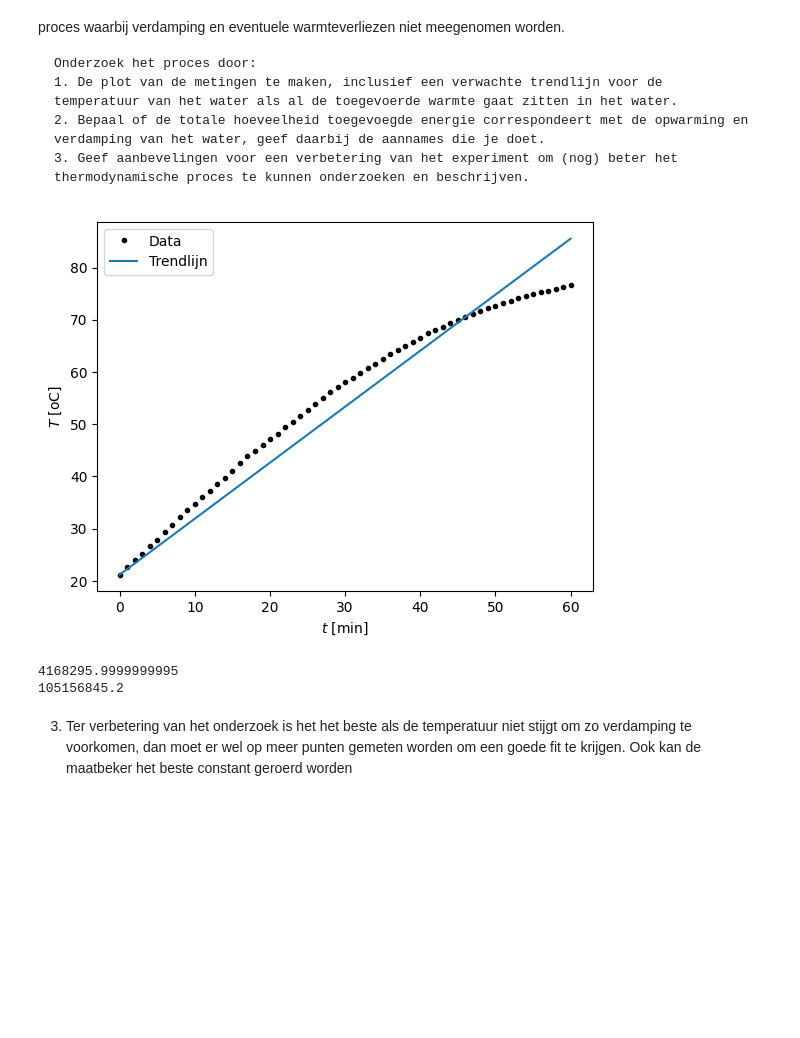
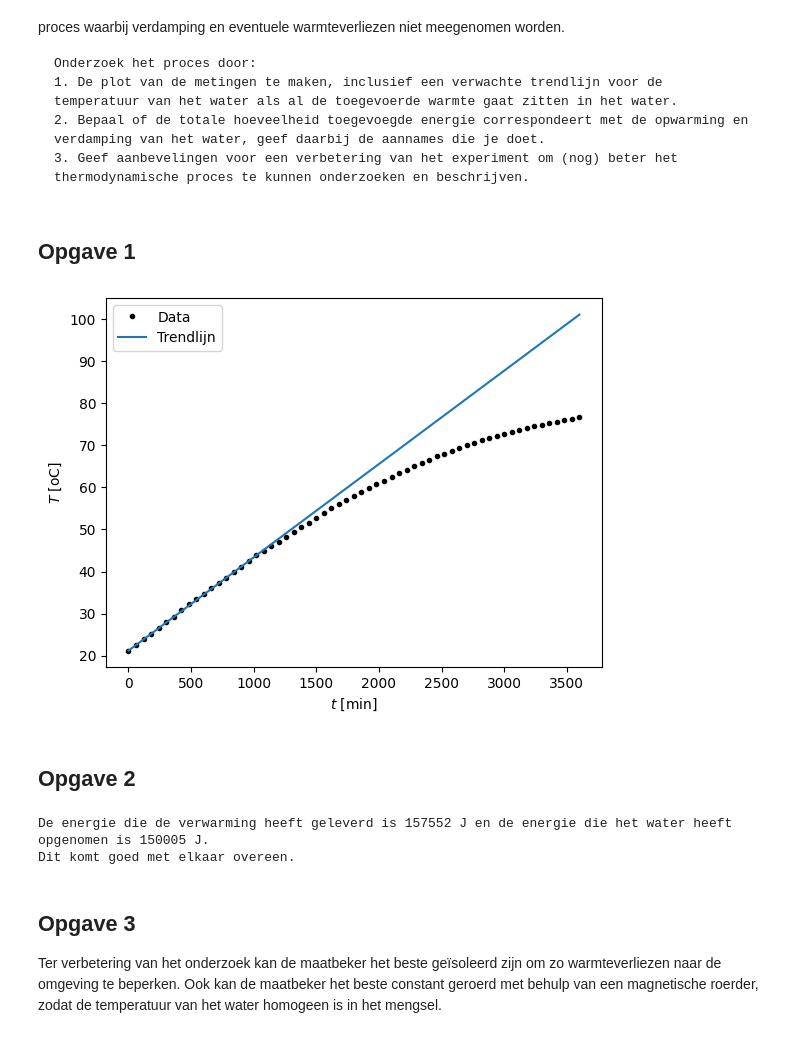
Before and after one commit to thaak123/19, a Jupyter notebook: Content/Labs/Verdamping.ipynb, the cells around one changed output. Saved outputs shown, nothing was run; the diff lists cells and outputs as text; code cells hidden in the pictures; blank space fills up the shorter version.

````diff
--- a/Content/Labs/Verdamping.ipynb
+++ b/Content/Labs/Verdamping.ipynb
@@ -16,47 +16,58 @@ Onderzoek het proces door:
 2. Bepaal of de totale hoeveelheid toegevoegde energie correspondeert met de opwarming en verdamping van het water, geef daarbij de aannames die je doet.
 3. Geef aanbevelingen voor een verbetering van het experiment om (nog) beter het thermodynamische proces te kunnen onderzoeken en beschrijven.
 ```
+# %% [markdown]
+## Opgave 1
 # %%
 import numpy as np
 import matplotlib.pyplot as plt
 from scipy.optimize import curve_fit
 
 data = np.loadtxt("tempmetingen.csv",delimiter=';',skiprows=1)
-tijd = data[:,0]
+tijd = data[:,0]*60 # in seconden
 temp = data[:,1]
+
+# Parameters
 m_maatbeker = 820.8 #g
 m_tot_start = 1292.9 #g
 m_tot_eind = 1274.9 #g
-m_water_start = m_tot_start - m_maatbeker
-m_water_eind = m_tot_eind - m_maatbeker
+m_water_start = (m_tot_start - m_maatbeker)*1e-3
+m_water_eind = (m_tot_eind - m_maatbeker)*1e-3
+delta_m = (m_tot_start - m_tot_eind)*1e-3
+L = 2.26e6
 c = 4180 #J/(kgK)
 
 # Fit
-start_temp = data[0,1]
+start_temp = temp[0]
 
-def fit(t, b):
-    return start_temp + b*t
+def fit(P, t):
+    return start_temp + P/(m_water_start*c)*t
 
-val, cov = curve_fit(fit, tijd, temp)
+val, cov = curve_fit(fit, tijd[:20], temp[:20])
 
 # PLot
 plt.figure()
 plt.plot(tijd, temp,'k.', label="Data")
 plt.plot(tijd, fit(tijd, *val), label="Trendlijn")
 plt.xlabel("$t$ [min]")
 plt.ylabel("$T$ [oC]")
 plt.legend()
 plt.show()
-
-# 2
-Q1 = (m_water_start) * c * (temp[-1] - temp[0]) #aangenomen: geen massaverlies
-
-Q2 = (m_water_start - m_water_eind) * c * (temp[-1] - temp[0]) # energie weg door massaverlies
-
-print(Q2) # energie die is toegevoegd waardoor het water verdampte
 # %% [output]
-[figure, old version]
+[figure, new version]
-4168295.9999999995
-105156845.2
+# %% [markdown]
+## Opgave 2
+# %%
+Q_verdampen = delta_m*L # energie verbruikt om water te verdampen (aanname: verschil in massa komt alleen door verdamping)
+Q_verwarmen = c*m_water_start*(temp[-1] - temp[0]) # energie nodig voor opwarmen (aanname: geen water verdampt en alle energie wordt gestopt in het verwarmen van het water)
+Q_tot = Q_verdampen + Q_verwarmen # (aanname: de warmte wordt alleen gestopt in het verwarmen en verdampen van water)
+Q_geleverd = val[0]*60*60 # Q = P*t
+print("De energie die de verwarming heeft geleverd is %.0f J en de energie die het water heeft opgenomen is %.0f J." %(Q_geleverd, Q_tot))
+print("Dit komt goed met elkaar overeen.")
+# %% [output]
+De energie die de verwarming heeft geleverd is 157552 J en de energie die het water heeft opgenomen is 150005 J.
+Dit komt goed met elkaar overeen.
 # %% [markdown]
-3. Ter verbetering van het onderzoek is het het beste als de temperatuur niet stijgt om zo verdamping te voorkomen, dan moet er wel op meer punten gemeten worden om een goede fit te krijgen. Ook kan de maatbeker het beste constant geroerd worden
+## Opgave 3
+
+Ter verbetering van het onderzoek kan de maatbeker het beste geïsoleerd zijn om zo warmteverliezen naar de omgeving te beperken. Ook kan de maatbeker het beste constant geroerd met behulp van een magnetische roerder, zodat de temperatuur van het water homogeen is in het mengsel.
````
Also changed, not shown: 3 other files.
